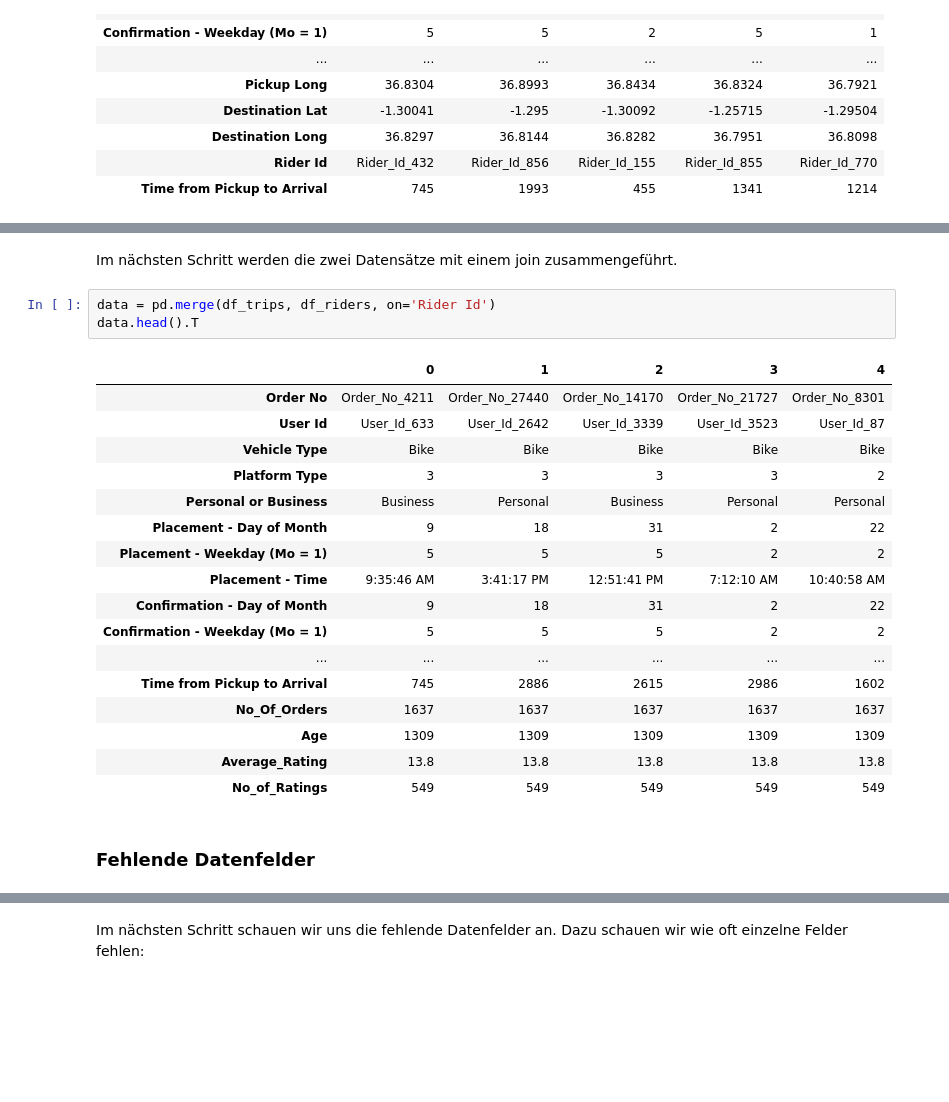
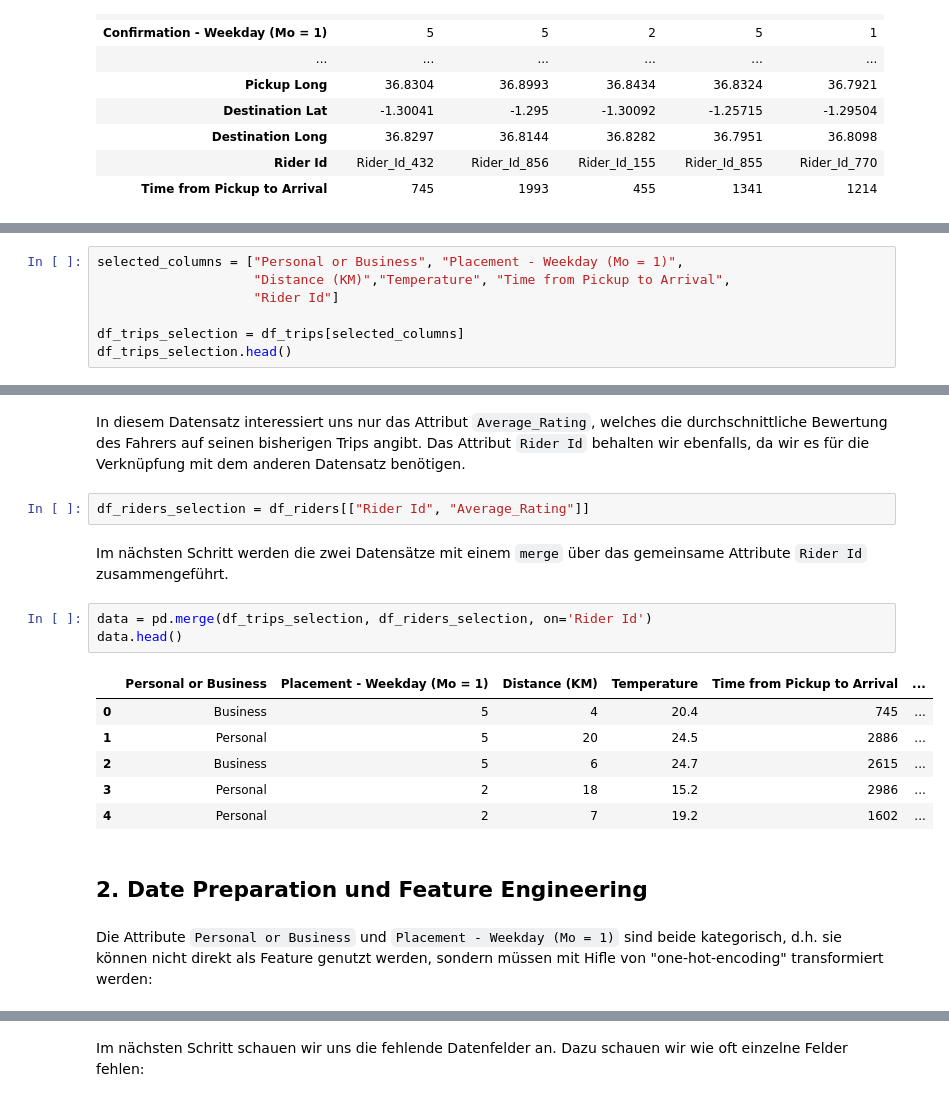
Before and after one commit to daniel-vera-g/ml-kurs, a Jupyter notebook: 3_Feature_Engineering.ipynb, the cells around one changed output, grey strips where cells are left out. Cells and saved outputs as stored; diff of their text form; blank space fills up the shorter version.

```diff
--- a/3_Feature_Engineering.ipynb
+++ b/3_Feature_Engineering.ipynb
@@ -57,0 +55,7 @@ Ein zweiter Datensatz enthält weitere Details zu den Fahrern:
+# %%
+selected_columns = ["Personal or Business", "Placement - Weekday (Mo = 1)",
+                    "Distance (KM)","Temperature", "Time from Pickup to Arrival",
+                    "Rider Id"]
+
+df_trips_selection = df_trips[selected_columns]
+df_trips_selection.head()
@@ -70,25 +82,20 @@ df_riders.head()
+# %% [markdown]
+In diesem Datensatz interessiert uns nur das Attribut `Average_Rating`, welches die durchschnittliche Bewertung des Fahrers auf seinen bisherigen Trips angibt. Das Attribut `Rider Id` behalten wir ebenfalls, da wir es für die Verknüpfung mit dem anderen Datensatz benötigen.
+# %%
+df_riders_selection = df_riders[["Rider Id", "Average_Rating"]]
 # %% [markdown]
-Im nächsten Schritt werden die zwei Datensätze mit einem join zusammengeführt.
+Im nächsten Schritt werden die zwei Datensätze mit einem `merge` über das gemeinsame Attribute `Rider Id` zusammengeführt.
 # %%
-data = pd.merge(df_trips, df_riders, on='Rider Id')
-data.head().T
+data = pd.merge(df_trips_selection, df_riders_selection, on='Rider Id')
+data.head()
 # %% [output]
-|  | 0 | 1 | 2 | 3 | 4 |
-| Order No | Order_No_4211 | Order_No_27440 | Order_No_14170 | Order_No_21727 | Order_No_8301 |
-| User Id | User_Id_633 | User_Id_2642 | User_Id_3339 | User_Id_3523 | User_Id_87 |
-| Vehicle Type | Bike | Bike | Bike | Bike | Bike |
-| Platform Type | 3 | 3 | 3 | 3 | 2 |
-| Personal or Business | Business | Personal | Business | Personal | Personal |
-| Placement - Day of Month | 9 | 18 | 31 | 2 | 22 |
-| Placement - Weekday (Mo = 1) | 5 | 5 | 5 | 2 | 2 |
-| Placement - Time | 9:35:46 AM | 3:41:17 PM | 12:51:41 PM | 7:12:10 AM | 10:40:58 AM |
-| Confirmation - Day of Month | 9 | 18 | 31 | 2 | 22 |
-| Confirmation - Weekday (Mo = 1) | 5 | 5 | 5 | 2 | 2 |
-| ... | ... | ... | ... | ... | ... |
-| Time from Pickup to Arrival | 745 | 2886 | 2615 | 2986 | 1602 |
-| No_Of_Orders | 1637 | 1637 | 1637 | 1637 | 1637 |
-| Age | 1309 | 1309 | 1309 | 1309 | 1309 |
-| Average_Rating | 13.8 | 13.8 | 13.8 | 13.8 | 13.8 |
-| No_of_Ratings | 549 | 549 | 549 | 549 | 549 |
+|  | Personal or Business | Placement - Weekday (Mo = 1) | Distance (KM) | Temperature | Time from Pickup to Arrival | ... |
+| 0 | Business | 5 | 4 | 20.4 | 745 | ... |
+| 1 | Personal | 5 | 20 | 24.5 | 2886 | ... |
+| 2 | Business | 5 | 6 | 24.7 | 2615 | ... |
+| 3 | Personal | 2 | 18 | 15.2 | 2986 | ... |
+| 4 | Personal | 2 | 7 | 19.2 | 1602 | ... |
-# %% [markdown]
-### Fehlende Datenfelder
+# %% [markdown]
+## 2. Date Preparation und Feature Engineering
+# %% [markdown]
+Die Attribute `Personal or Business` und `Placement - Weekday (Mo = 1)` sind beide kategorisch, d.h. sie können nicht direkt als Feature genutzt werden, sondern müssen mit Hifle von "one-hot-encoding" transformiert werden:
```
Also changed, not shown: parts of 66 cells of this notebook.
